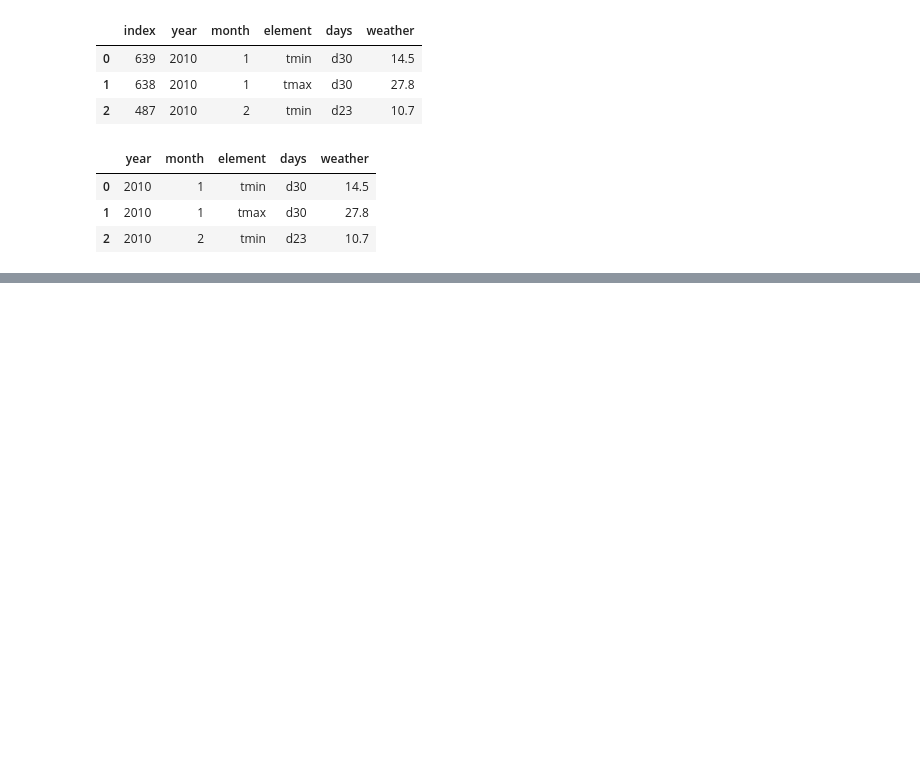
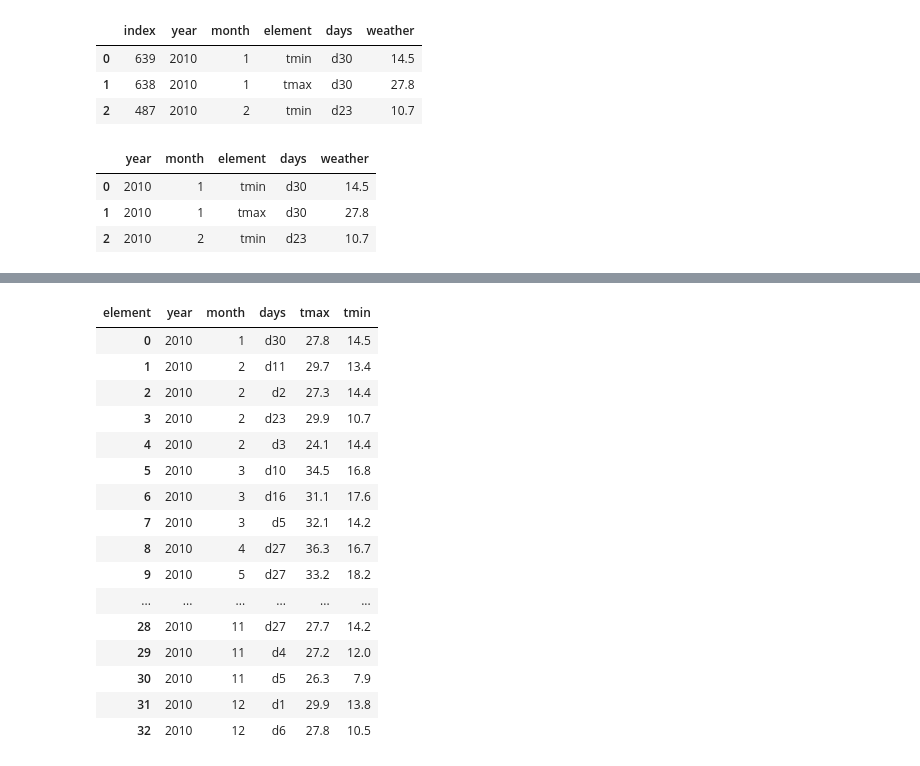
Before and after one commit to ironhack-bcn-data-pt/13-lab-pandas-data-cleaning, a Jupyter notebook: your-code/weather.ipynb, the cells around one changed output, grey strips where cells are left out. Saved outputs shown, nothing was run; the diff lists cells and outputs as text; code cells hidden in the pictures; blank space fills up the shorter version.

Commit message:
adding lab13 updated weather.ipynb

```diff
--- a/your-code/weather.ipynb
+++ b/your-code/weather.ipynb
@@ -132,0 +126,3 @@ data2
+# %%
+#usamos pivot table para dejar información(valores) solo en filas y no en columnas y filas. limpiamos table
+data2_tidy=data2.pivot_table(index=["year", "month","days"], columns="element", values="weather")
@@ -132,0 +155,21 @@ data2
+# %%
+#reseteamos indice pra que nos quede la tabla en el mismo nivel
+data2_tidy.reset_index()
+# %% [output]
+| element | year | month | days | tmax | tmin |
+| 0 | 2010 | 1 | d30 | 27.8 | 14.5 |
+| 1 | 2010 | 2 | d11 | 29.7 | 13.4 |
+| 2 | 2010 | 2 | d2 | 27.3 | 14.4 |
+| 3 | 2010 | 2 | d23 | 29.9 | 10.7 |
+| 4 | 2010 | 2 | d3 | 24.1 | 14.4 |
+| 5 | 2010 | 3 | d10 | 34.5 | 16.8 |
+| 6 | 2010 | 3 | d16 | 31.1 | 17.6 |
+| 7 | 2010 | 3 | d5 | 32.1 | 14.2 |
+| 8 | 2010 | 4 | d27 | 36.3 | 16.7 |
+| 9 | 2010 | 5 | d27 | 33.2 | 18.2 |
+| ... | ... | ... | ... | ... | ... |
+| 28 | 2010 | 11 | d27 | 27.7 | 14.2 |
+| 29 | 2010 | 11 | d4 | 27.2 | 12.0 |
+| 30 | 2010 | 11 | d5 | 26.3 | 7.9 |
+| 31 | 2010 | 12 | d1 | 29.9 | 13.8 |
+| 32 | 2010 | 12 | d6 | 27.8 | 10.5 |
```
Also changed, not shown: parts of 5 cells of this notebook.
